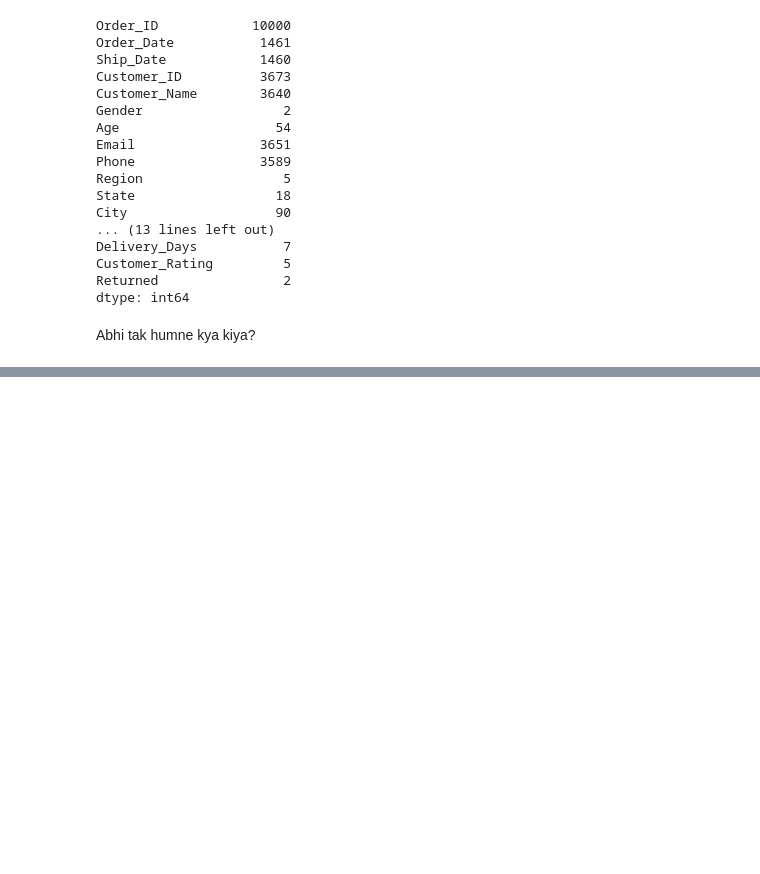
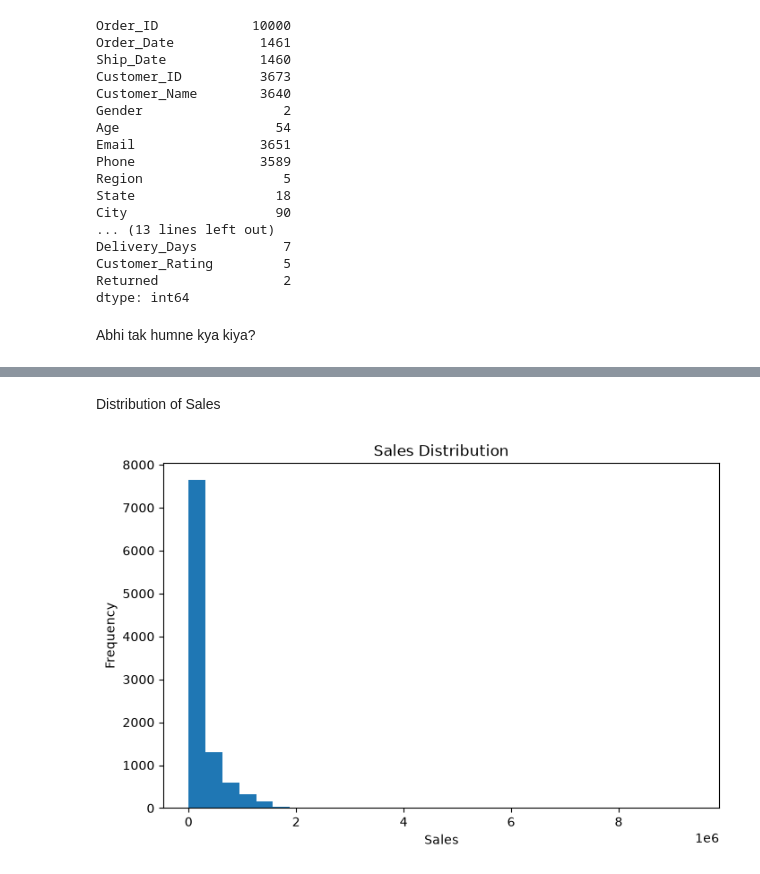
Before and after one commit to Shubhamspc90/AI_ML, a Jupyter notebook: python/data_science_library/projects/Sales_ML_Project.ipynb, the cells around one changed output, grey strips where cells are left out. Cells and saved outputs as stored; diff of their text form; code cells hidden in the pictures; blank space fills up the shorter version.

Commit message:
Perform exploratory data analysis with statistical summaries, visualizations and outlier detection

```diff
--- a/python/data_science_library/projects/Sales_ML_Project.ipynb
+++ b/python/data_science_library/projects/Sales_ML_Project.ipynb
@@ -247,0 +348,13 @@ Abhi tak humne kya kiya?
+# %% [markdown]
+Distribution of Sales
+# %%
+import matplotlib.pyplot as plt
+
+plt.figure(figsize=(8,5))
+plt.hist(df["Sales"],bins=30)
+plt.title("Sales Distribution")
+plt.xlabel("Sales")
+plt.ylabel("Frequency")
+plt.show()
+# %% [output]
+[figure, added]
```
Also changed, not shown: parts of 28 cells of this notebook.
